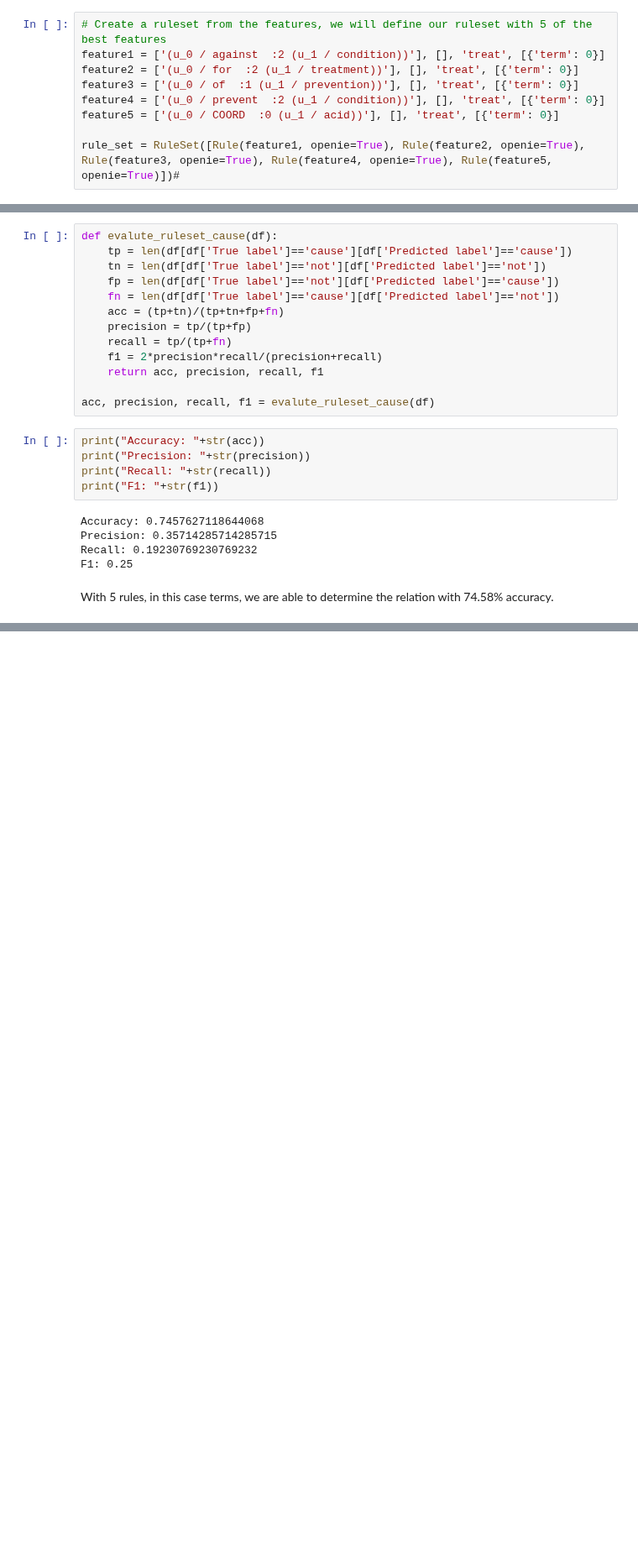
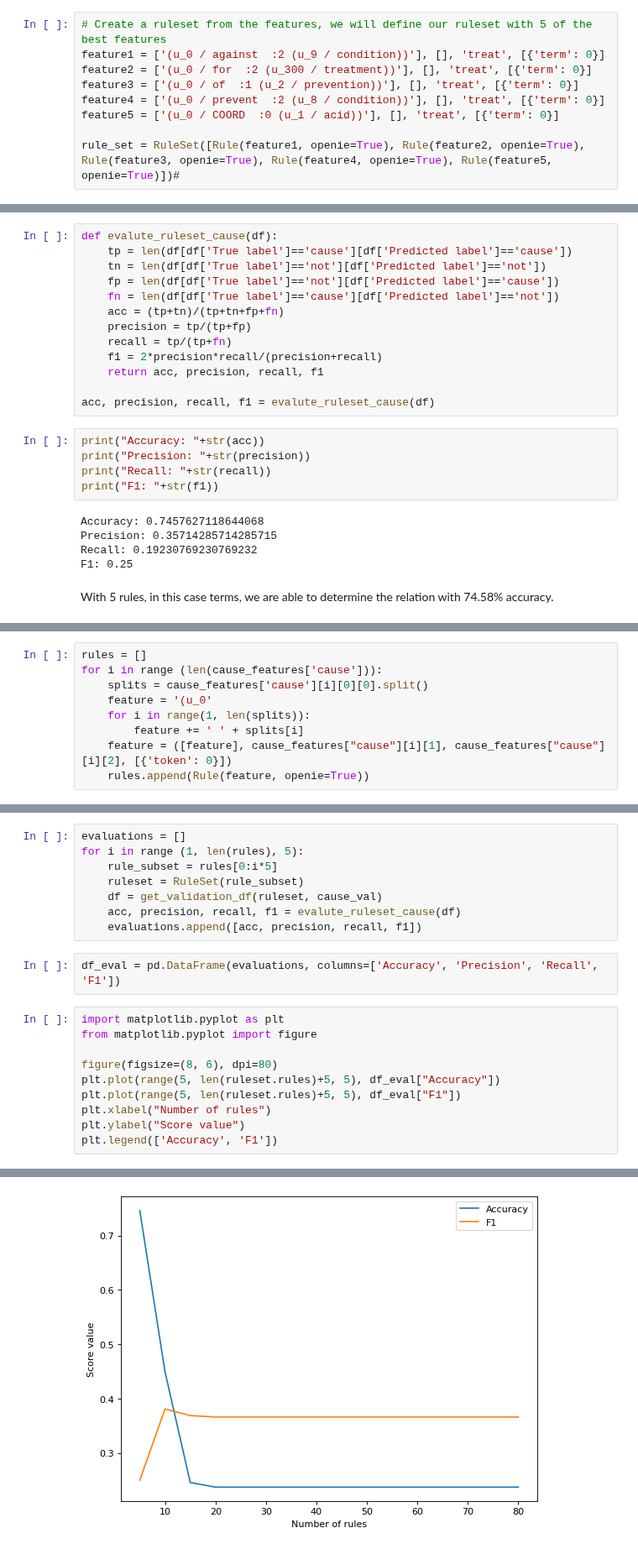
Before and after one commit to anaterovic/NLP, a Jupyter notebook: docs/milestone3_graphs.ipynb, the cells around one changed output, grey strips where cells are left out. Shown at 84% size. Drawn from its saved outputs; the diff is of its cells as text; blank space fills up the shorter version.

```diff
--- a/docs/milestone3_graphs.ipynb
+++ b/docs/milestone3_graphs.ipynb
@@ -380,10 +493,10 @@ treat_features["treat"][:10]
 Creating a ruleset:
 # %%
 # Create a ruleset from the features, we will define our ruleset with 5 of the best features
-feature1 = ['(u_0 / against  :2 (u_1 / condition))'], [], 'treat', [{'term': 0}]
-feature2 = ['(u_0 / for  :2 (u_1 / treatment))'], [], 'treat', [{'term': 0}]
-feature3 = ['(u_0 / of  :1 (u_1 / prevention))'], [], 'treat', [{'term': 0}]
-feature4 = ['(u_0 / prevent  :2 (u_1 / condition))'], [], 'treat', [{'term': 0}]
+feature1 = ['(u_0 / against  :2 (u_9 / condition))'], [], 'treat', [{'term': 0}]
+feature2 = ['(u_0 / for  :2 (u_300 / treatment))'], [], 'treat', [{'term': 0}]
+feature3 = ['(u_0 / of  :1 (u_2 / prevention))'], [], 'treat', [{'term': 0}]
+feature4 = ['(u_0 / prevent  :2 (u_8 / condition))'], [], 'treat', [{'term': 0}]
 feature5 = ['(u_0 / COORD  :0 (u_1 / acid))'], [], 'treat', [{'term': 0}]
 
 rule_set = RuleSet([Rule(feature1, openie=True), Rule(feature2, openie=True), Rule(feature3, openie=True), Rule(feature4, openie=True), Rule(feature5, openie=True)])#
@@ -659,0 +799,9 @@ With 5 rules, in this case terms, we are able to determine the relation with 74.
+# %%
+rules = []
+for i in range (len(cause_features['cause'])):
+    splits = cause_features['cause'][i][0][0].split()
+    feature = '(u_0'
+    for i in range(1, len(splits)):
+        feature += ' ' + splits[i]
+    feature = ([feature], cause_features["cause"][i][1], cause_features["cause"][i][2], [{'token': 0}])
+    rules.append(Rule(feature, openie=True))
@@ -659,0 +810,21 @@ With 5 rules, in this case terms, we are able to determine the relation with 74.
+# %%
+evaluations = []
+for i in range (1, len(rules), 5):
+    rule_subset = rules[0:i*5]
+    ruleset = RuleSet(rule_subset)
+    df = get_validation_df(ruleset, cause_val)
+    acc, precision, recall, f1 = evalute_ruleset_cause(df)
+    evaluations.append([acc, precision, recall, f1])
+# %%
+df_eval = pd.DataFrame(evaluations, columns=['Accuracy', 'Precision', 'Recall', 'F1'])
+# %%
+import matplotlib.pyplot as plt
+from matplotlib.pyplot import figure
+
+figure(figsize=(8, 6), dpi=80)
+plt.plot(range(5, len(ruleset.rules)+5, 5), df_eval["Accuracy"])
+plt.plot(range(5, len(ruleset.rules)+5, 5), df_eval["F1"])
+plt.xlabel("Number of rules")
+plt.ylabel("Score value")
+plt.legend(['Accuracy', 'F1'])
+# %% [output]
@@ -659,0 +832 @@ With 5 rules, in this case terms, we are able to determine the relation with 74.
+[figure, added]
```
Also changed, not shown: parts of 21 cells of this notebook.
